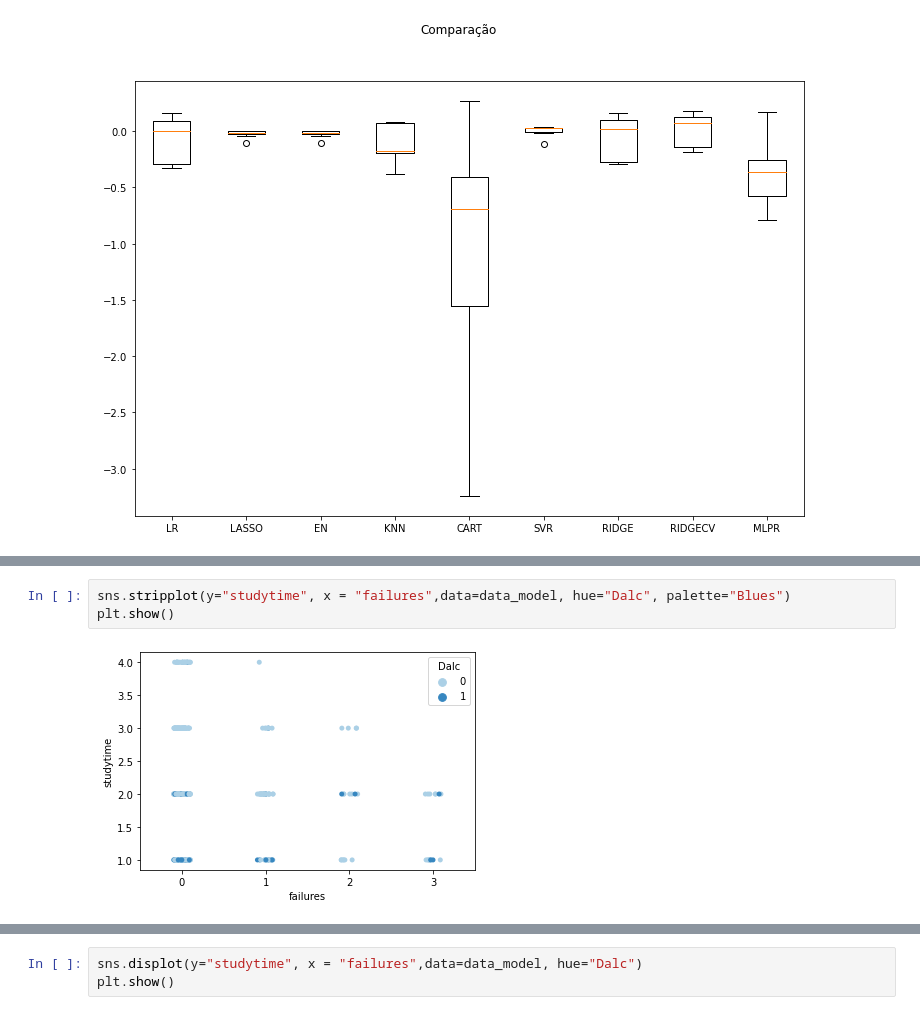
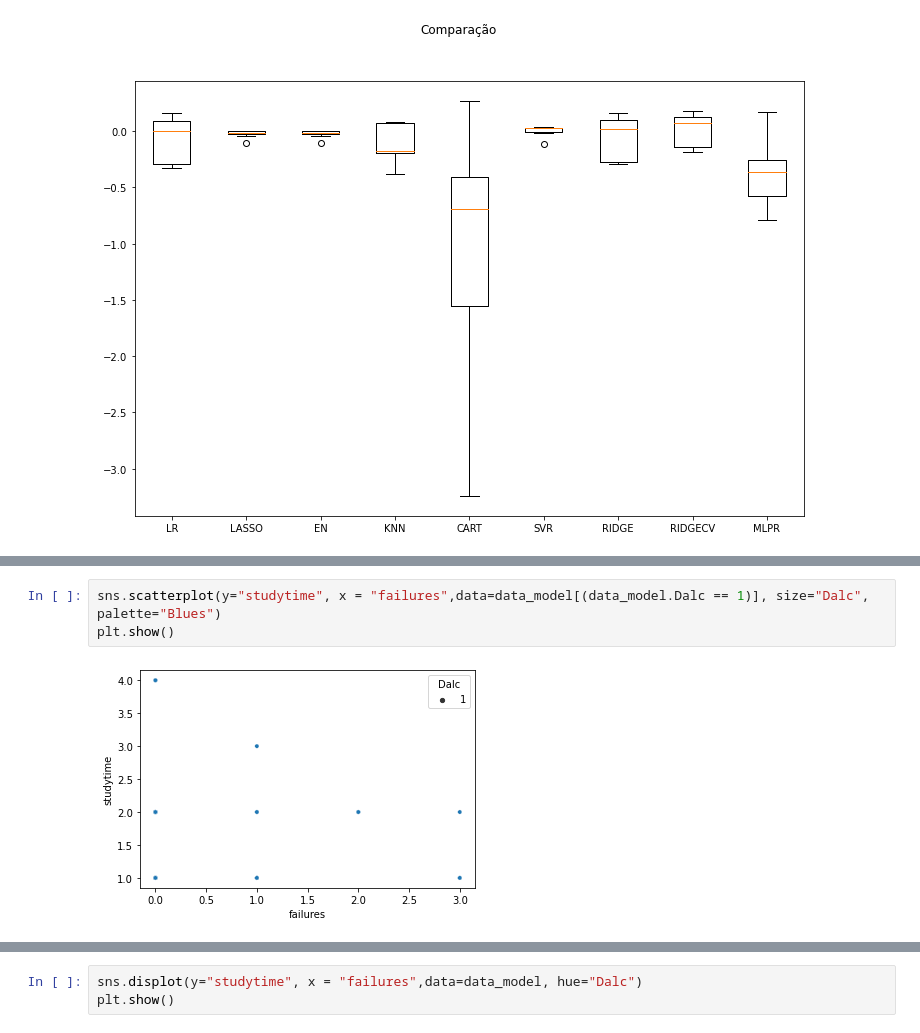
Before and after one commit to victorbombarda/Manipulacao_Dados_Avaliacao, a Jupyter notebook: Intro_Crisp_DM.ipynb, the cells around one changed output, grey strips where cells are left out. Drawn from its saved outputs; the diff is of its cells as text.

```diff
--- a/Intro_Crisp_DM.ipynb
+++ b/Intro_Crisp_DM.ipynb
@@ -336,5 +432,5 @@ plt.show()
 # %%
-sns.stripplot(y="studytime", x = "failures",data=data_model, hue="Dalc", palette="Blues")
+sns.scatterplot(y="studytime", x = "failures",data=data_model[(data_model.Dalc == 1)], size="Dalc", palette="Blues")
 plt.show()
 # %% [output]
-[figure, old version]
+[figure, new version]
```
Also changed, not shown: parts of 10 cells of this notebook.
